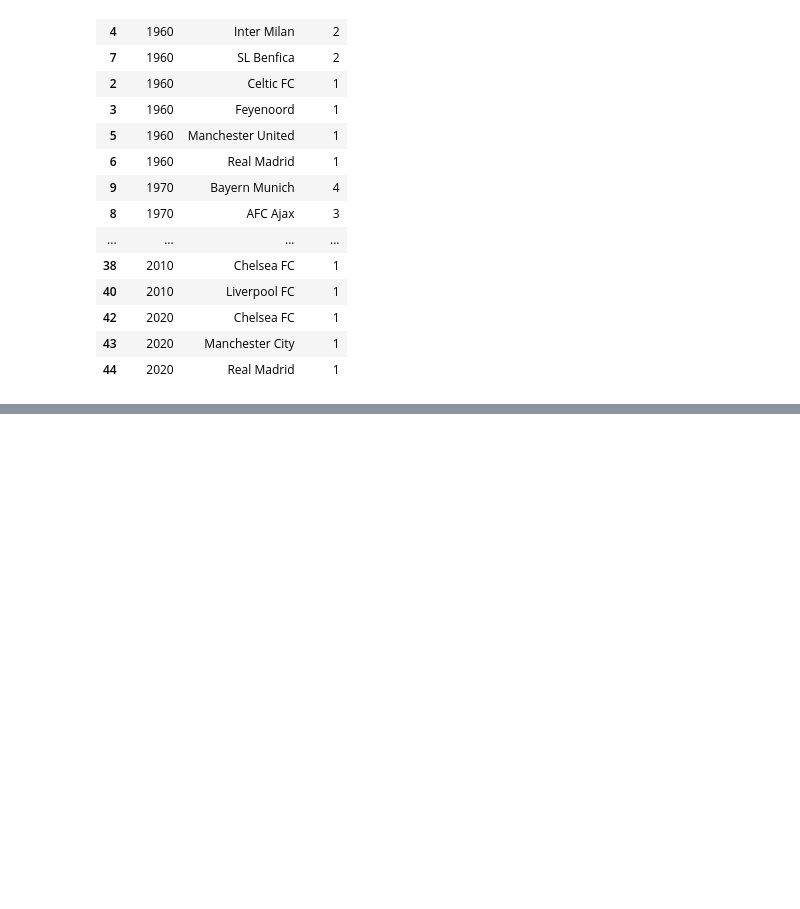
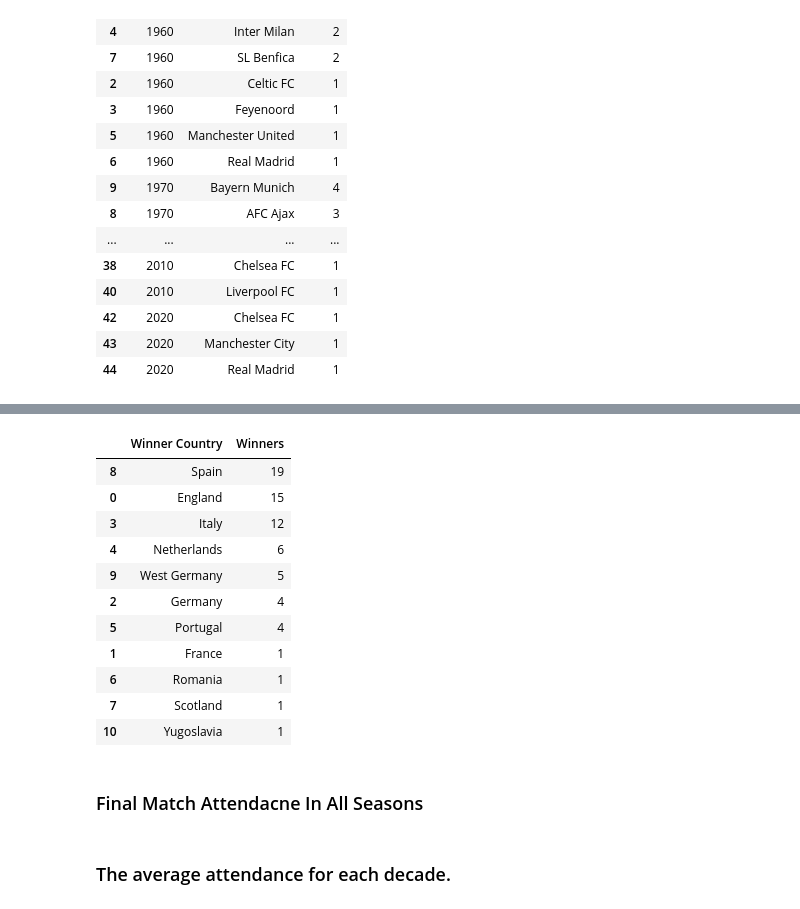
Before and after one commit to TanjiEvan/UEFA-CL-ANALYSIS-1955-2023-, a Jupyter notebook: Champions_League_Analysis.ipynb, the cells around one changed output, grey strips where cells are left out. Cells and saved outputs as stored; diff of their text form; code cells hidden in the pictures; blank space fills up the shorter version.

```diff
--- a/Champions_League_Analysis.ipynb
+++ b/Champions_League_Analysis.ipynb
@@ -308,0 +343,16 @@ fig.show()
+# %%
+top_league=finals.groupby("Winner Country")["Winners"].count().reset_index().sort_values(by="Winners",ascending=False)
+top_league
+# %% [output]
+|  | Winner Country | Winners |
+| 8 | Spain | 19 |
+| 0 | England | 15 |
+| 3 | Italy | 12 |
+| 4 | Netherlands | 6 |
+| 9 | West Germany | 5 |
+| 2 | Germany | 4 |
+| 5 | Portugal | 4 |
+| 1 | France | 1 |
+| 6 | Romania | 1 |
+| 7 | Scotland | 1 |
+| 10 | Yugoslavia | 1 |
@@ -308,0 +374,2 @@ fig.show()
+# %% [markdown]
+### Final Match Attendacne In All Seasons
@@ -308,0 +392,2 @@ fig.show()
+# %% [markdown]
+### The average attendance for each decade.
```
Also changed, not shown: parts of 20 cells of this notebook.
